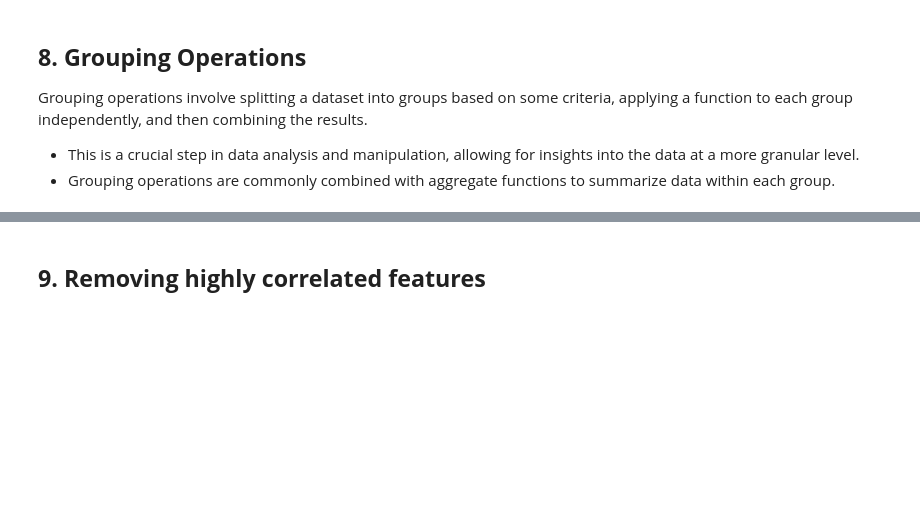
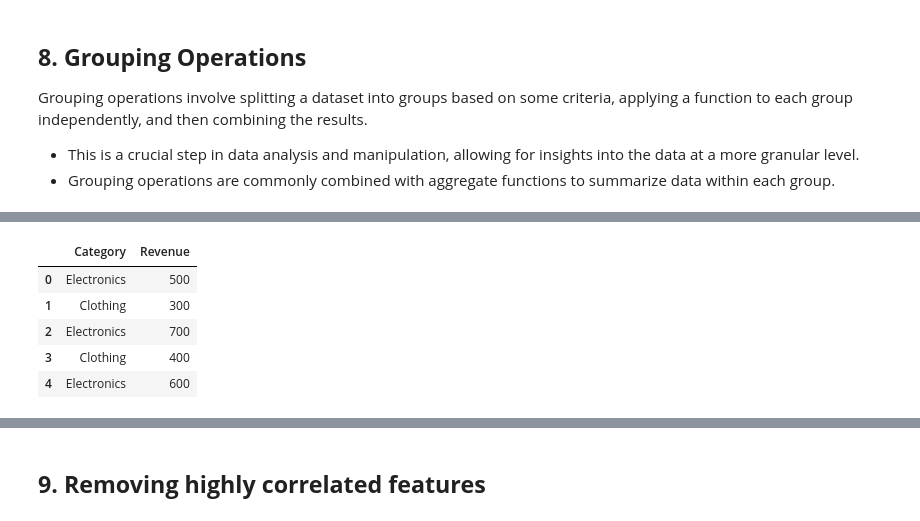
Before and after one commit to opendroid/learn-python, a Jupyter notebook: numpy/feature_engineering.ipynb, the cells around one changed output, grey strips where cells are left out. Cells and saved outputs as stored; diff of their text form; code cells hidden in the pictures; blank space fills up the shorter version.

```diff
--- a/numpy/feature_engineering.ipynb
+++ b/numpy/feature_engineering.ipynb
@@ -417,2 +605,12 @@ df4
+# %%
+grouped_df = df4.groupby('Category')
+grouped_df.head()
+# %% [output]
+|  | Category | Revenue |
+| 0 | Electronics | 500 |
+| 1 | Clothing | 300 |
+| 2 | Electronics | 700 |
+| 3 | Clothing | 400 |
+| 4 | Electronics | 600 |
 # %%
 # Grouping by 'Category' and calculating total revenue for each category
```
Also changed, not shown: parts of 39 cells of this notebook, 2 other files.
